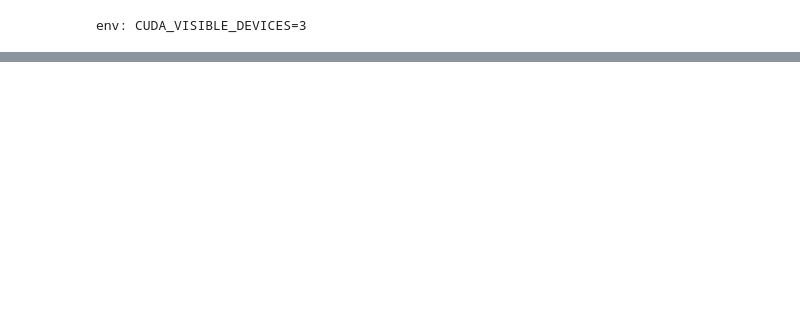
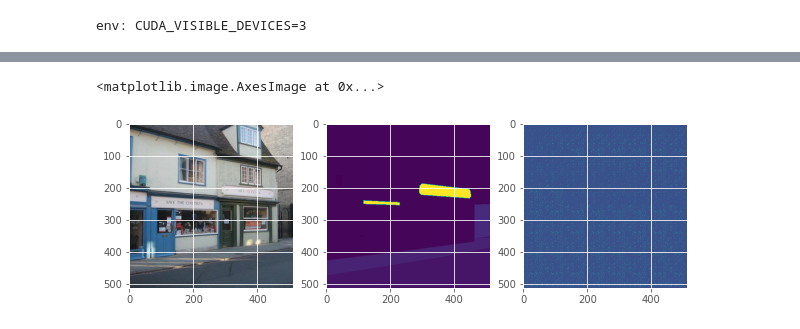
Before and after one commit to AnnaAltynova/imagenette, a Jupyter notebook: imagenette/ade.ipynb, the cells around one changed output, grey strips where cells are left out. Drawn from its saved outputs; the diff is of its cells as text; code cells hidden in the pictures; blank space fills up the shorter version.

```diff
--- a/imagenette/ade.ipynb
+++ b/imagenette/ade.ipynb
@@ -75,0 +76,31 @@ train_procedure(n_epochs=N_EPOCHS, model=model, train_iterator=train_dataloader,
+# %%
+mean=[125, 119, 110]
+std=[57, 57, 61]
+
+renorm = T.Compose(
+    [
+    T.Normalize(mean=(0,0,0), std = 1. / np.array(std)),
+    T.Normalize(mean=-np.array(mean), std=(1., 1., 1.)),
+    T.ToPILImage(mode='RGB')])
+
+mask_transform = T.Compose(
+    [ T.ToPILImage(mode='RGB')] )
+
+imgs, targets = next(iter(val_dataloader))
+img = imgs[0, ...]
+trg = targets[0, ...]
+
+model.eval()
+with torch.no_grad():
+    outputs = model(imgs.to(device))
+    outputs = outputs.detach().cpu()
+    out = outputs[0, ...].argmax(axis=0)
+
+img.shape, trg.shape
+fig, (ax1, ax2, ax3) = plt.subplots(1, 3, figsize=(10, 15))
+ax1.imshow(renorm(img))
+ax2.imshow(trg)
+ax3.imshow(out)
+# %% [output]
+<matplotlib.image.AxesImage at 0x...>
+[figure, added]
```
Also changed, not shown: parts of 2 cells of this notebook, 2 other files.
